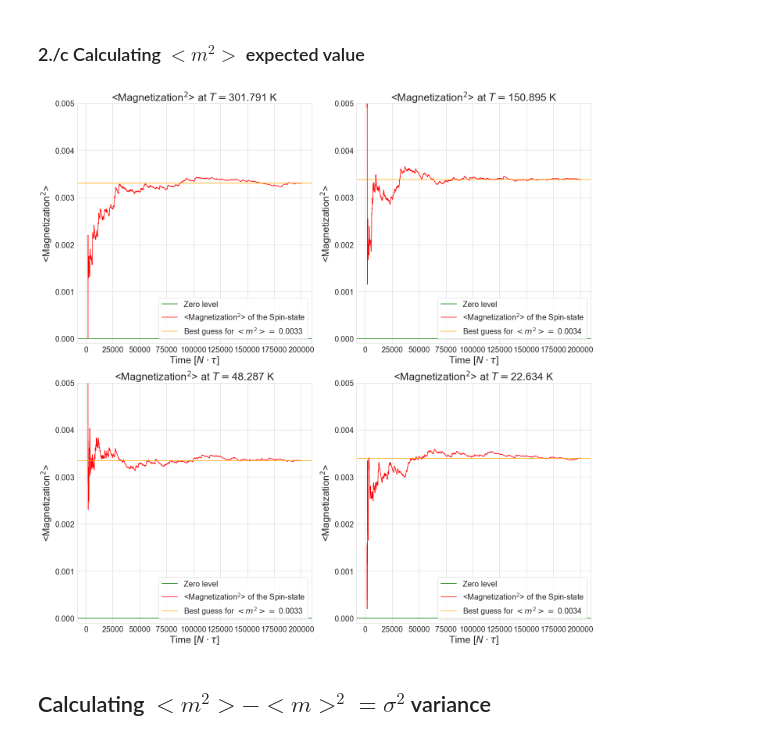
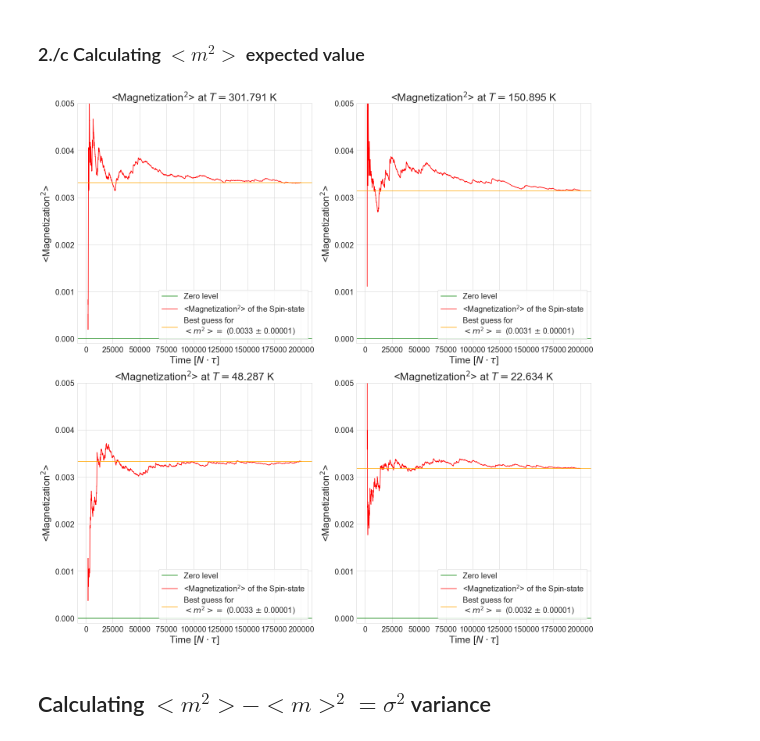
Before and after one commit to masterdesky/ELTE-stochastic-processes-2019, a Jupyter notebook: Lecture 7/Homework 7/Stochastic processes - 7..ipynb, the cells around one changed output. Cells and saved outputs as stored; diff of their text form; code cells hidden in the pictures.

```diff
--- a/Lecture 7/Homework 7/Stochastic processes - 7..ipynb
+++ b/Lecture 7/Homework 7/Stochastic processes - 7..ipynb
@@ -363,9 +363,9 @@ for i in range(0,nrows):
 
         axes[i][j].axvline(x=start_offset_1D, color='black', linestyle='--', label='Start of equilibrium')
         axes[i][j].axhline(y=0, color='green', label='Equilibrium')
-        axes[i][j].plot(step_indeces_1D, total_magnetization_1D[str(i*nrows + j + 1)], c='red', label='Magnetization of the Spin-state')
+        axes[i][j].plot(step_indeces_1D, total_magnetization_1D[str(i*ncols + j + 1)], c='red', label='Magnetization of the Spin-state')
 
-        axes[i][j].set_title('Magnetization at $T =${0:.3f} K'.format(1 / (betas[str(i*nrows + j + 1)] * k_B)), fontsize=titlesize)
+        axes[i][j].set_title('Magnetization at $T =${0:.3f} K'.format(1 / (betas[str(i*ncols + j + 1)] * k_B)), fontsize=titlesize)
 
         axes[i][j].set_xlabel('Time [$N \\cdot \\tau$]', fontsize=axislabelsize)
         axes[i][j].set_ylabel('Magnetization ', fontsize=axislabelsize)
@@ -403,16 +403,20 @@ legendsize = 20
 for i in range(0,nrows):
     for j in range(0,ncols):
 
-        magnetization_mean_1D = [total_magnetization_1D[str(i*nrows + j + 1)][start_offset_1D:k].mean()
+        magnetization_mean_1D = [total_magnetization_1D[str(i*ncols + j + 1)][start_offset_1D:k].mean()
                                  for k in range(start_offset_1D + 1, steps_1D+1)]
+
+        standard_error_1D = (np.std(total_magnetization_1D[str(i*ncols + j + 1)][start_offset_1D:])/
+                             np.sqrt(len(total_magnetization_1D[str(i*ncols + j + 1)][start_offset_1D:])))
 
         axes[i][j].axhline(y=0, color='green', label='Zero level')
         axes[i][j].plot(step_indeces_1D[start_offset_1D + 1:], magnetization_mean_1D, c='red', label='<Magnetization> of the Spin-state')
 
-        axes[i][j].axhline(y=magnetization_mean_1D[-1], label='Best guess for $<m> =$ {0:.3f}'.format(magnetization_mean_1D[-1]),
+        axes[i][j].axhline(y=magnetization_mean_1D[-1], label='Best guess for $<m> =$ ( {0:.3f} $\pm$ {1:.4f})'.format(magnetization_mean_1D[-1],
+                                                                                                                       standard_error_1D),
                            color='orange')
 
-        axes[i][j].set_title('<Magnetization> at $T =${0:.3f} K'.format(1 / (betas[str(i*nrows + j + 1)] * k_B)),
+        axes[i][j].set_title('<Magnetization> at $T =$ {0:.3f} K'.format(1 / (betas[str(i*ncols + j + 1)] * k_B)),
                              fontsize=titlesize)
 
         axes[i][j].set_xlabel('Time [$N \\cdot \\tau$]', fontsize=axislabelsize)
@@ -454,9 +458,9 @@ for i in range(0,nrows):
 
         axes[i][j].axvline(x=start_offset_1D, color='black', linestyle='--', label='Start of equilibrium')
         axes[i][j].axhline(y=0, color='green', label='Equilibrium')
-        axes[i][j].plot(step_indeces_1D, total_magnetization_1D[str(i*nrows + j + 1)]**2, c='red', label='Magnetization$^2$ of the Spin-state')
+        axes[i][j].plot(step_indeces_1D, total_magnetization_1D[str(i*ncols + j + 1)]**2, c='red', label='Magnetization$^2$ of the Spin-state')
 
-        axes[i][j].set_title('Magnetization$^2$ at $T =${0:.3f} K'.format(1 / (betas[str(i*nrows + j + 1)] * k_B)),
+        axes[i][j].set_title('Magnetization$^2$ at $T =${0:.3f} K'.format(1 / (betas[str(i*ncols + j + 1)] * k_B)),
                              fontsize=titlesize)
 
         axes[i][j].set_xlabel('Time [$N \\cdot \\tau$]', fontsize=axislabelsize)
@@ -495,9 +499,9 @@ for i in range(0,nrows):
 
         axes[i][j].axvline(x=start_offset_1D, color='black', linestyle='--', label='Start of equilibrium')
         axes[i][j].axhline(y=0, color='green', label='Equilibrium')
-        axes[i][j].plot(step_indeces_1D, total_magnetization_1D[str(i*nrows + j + 1)]**2, c='red', label='Magnetization$^2$ of the Spin-state')
+        axes[i][j].plot(step_indeces_1D, total_magnetization_1D[str(i*ncols + j + 1)]**2, c='red', label='Magnetization$^2$ of the Spin-state')
 
-        axes[i][j].set_title('Magnetization$^2$ at $T =${0:.3f} K'.format(1 / (betas[str(i*nrows + j + 1)] * k_B)),
+        axes[i][j].set_title('Magnetization$^2$ at $T =${0:.3f} K'.format(1 / (betas[str(i*ncols + j + 1)] * k_B)),
                              fontsize=titlesize)
 
         axes[i][j].set_xlabel('Time [$N \\cdot \\tau$]', fontsize=axislabelsize)
@@ -536,39 +540,43 @@ legendsize = 20
 for i in range(0,nrows):
     for j in range(0,ncols):
 
-        magnetization_squared_mean_1D = [(total_magnetization_1D[str(i*nrows + j + 1)]**2)[start_offset_1D:k].mean()
+        magnetization_squared_mean_1D = [(total_magnetization_1D[str(i*ncols + j + 1)]**2)[start_offset_1D:k].mean()
                                          for k in range(start_offset_1D + 1, steps_1D+1)]
+
+        standard_error_squared_1D = (np.std(total_magnetization_1D[str(i*ncols + j + 1)][start_offset_1D:]**2)/
+                                     np.sqrt(len(total_magnetization_1D[str(i*ncols + j + 1)][start_offset_1D:]**2)))
 
         axes[i][j].axhline(y=0, color='green', label='Zero level')
         axes[i][j].plot(step_indeces_1D[start_offset_1D + 1:], magnetization_squared_mean_1D, color='red',
                         label='<Magnetization$^{2}$> of the Spin-state')
 
-        axes[i][j].axhline(y=magnetization_squared_mean_1D[-1], label='Best guess for $<m^2> =$ {0:.4f}'.format(magnetization_squared_mean_1D[-1]),
+        axes[i][j].axhline(y=magnetization_squared_mean_1D[-1], label='Best guess for\n$<m^2> =$ ({0:.4f} $\pm$ {1:.5f})'.format(magnetization_squared_mean_1D[-1],
+                                                                                                                                 standard_error_squared_1D),
                            color='orange')
 
-        axes[i][j].set_title('<Magnetization$^2$> at $T =${0:.3f} K'.format(1 / (betas[str(i*nrows + j + 1)] * k_B)),
+        axes[i][j].set_title('<Magnetization$^2$> at $T =${0:.3f} K'.format(1 / (betas[str(i*ncols + j + 1)] * k_B)),
                              fontsize=titlesize)
 
         axes[i][j].set_xlabel('Time [$N \\cdot \\tau$]', fontsize=axislabelsize)
         axes[i][j].set_ylabel('<Magnetization$^2$>', fontsize=axislabelsize)
 
         axes[i][j].set_ylim(bottom=-0.0001, top=0.005)
 
         axes[i][j].tick_params(axis='both', which='major', labelsize=axisticksize)
         axes[i][j].yaxis.get_offset_text().set_fontsize(15)
 
         axes[i][j].legend(loc='lower right', fontsize=legendsize)
 
 fig.tight_layout()
 plt.savefig(image_path +
             'magnetization_squared_mean_1D_off' + str(start_offset_1D) + '.' +
             image_format,
             format=image_format,
             dpi=image_dpi,
             bbox_inches='tight')
 plt.show()
 # %% [output]
-[figure, old version]
+[figure, new version]
 # %% [markdown]
 ## Calculating $<m^{2}> - <m>^{2} = \sigma^{2}$ variance
 # %%
```
Also changed, not shown: parts of 9 cells of this notebook, 20 other files.
